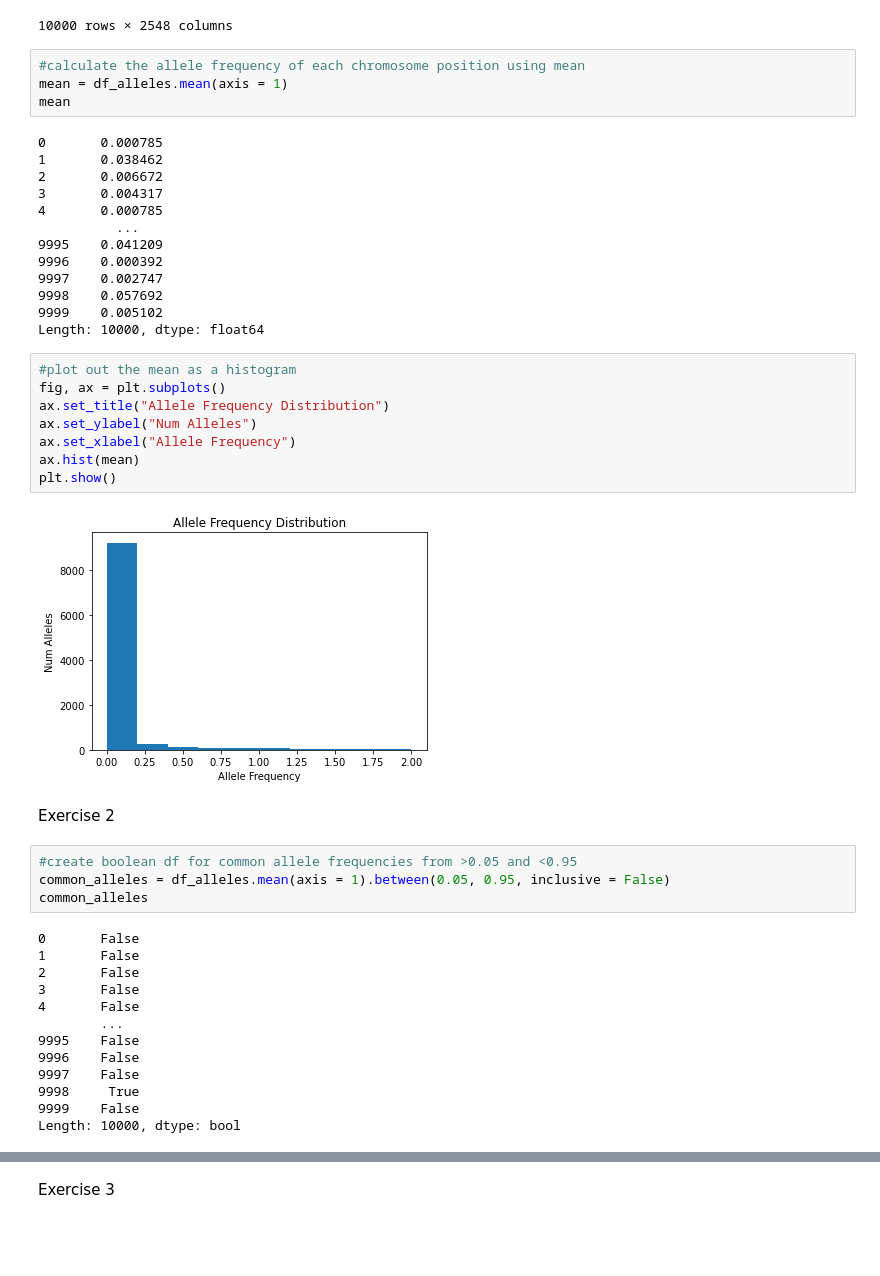
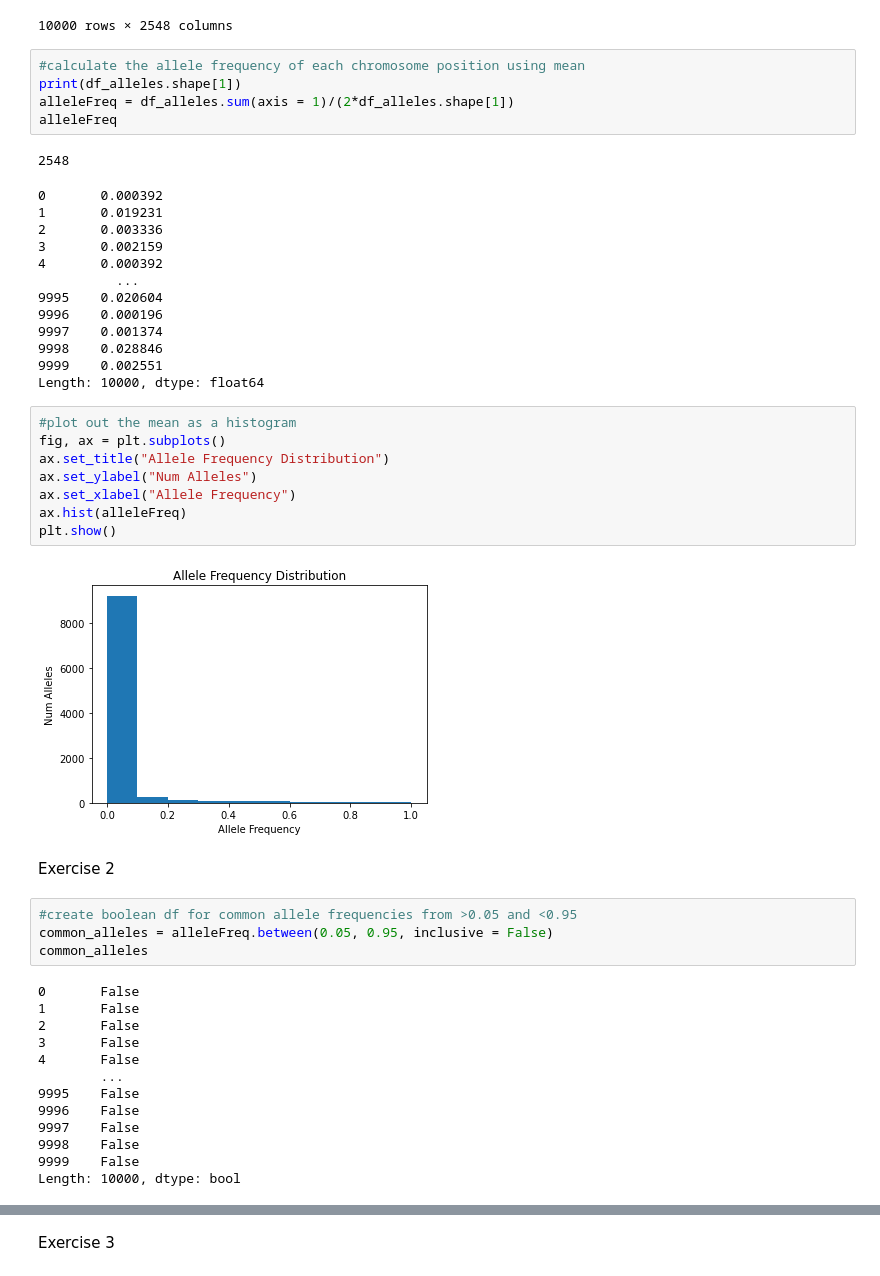
Before and after one commit to jliao94/qbb2020-answers, a Jupyter notebook: day2-homework/day2-homework-PCA.ipynb, the cells around one changed output, grey strips where cells are left out. Saved outputs shown, nothing was run; the diff lists cells and outputs as text; blank space fills up the shorter version.

Commit message:
corrected calculated alleleFreq in day2 HW

```diff
--- a/day2-homework/day2-homework-PCA.ipynb
+++ b/day2-homework/day2-homework-PCA.ipynb
@@ -49,36 +49,38 @@ df_alleles
 10000 rows × 2548 columns
 # %%
 #calculate the allele frequency of each chromosome position using mean
-mean = df_alleles.mean(axis = 1)
-mean
+print(df_alleles.shape[1])
+alleleFreq = df_alleles.sum(axis = 1)/(2*df_alleles.shape[1])
+alleleFreq
 # %% [output]
-0       0.000785
-1       0.038462
-2       0.006672
-3       0.004317
-4       0.000785
-          ...
-9995    0.041209
-9996    0.000392
-9997    0.002747
-9998    0.057692
-9999    0.005102
-Length: 10000, dtype: float64
+2548
+0       0.000392
+1       0.019231
+2       0.003336
+3       0.002159
+4       0.000392
+          ...
+9995    0.020604
+9996    0.000196
+9997    0.001374
+9998    0.028846
+9999    0.002551
+Length: 10000, dtype: float64
 # %%
 #plot out the mean as a histogram
 fig, ax = plt.subplots()
 ax.set_title("Allele Frequency Distribution")
 ax.set_ylabel("Num Alleles")
 ax.set_xlabel("Allele Frequency")
-ax.hist(mean)
+ax.hist(alleleFreq)
 plt.show()
 # %% [output]
-[figure, old version]
+[figure, new version]
 # %% [markdown]
 Exercise 2
 # %%
 #create boolean df for common allele frequencies from >0.05 and <0.95
-common_alleles = df_alleles.mean(axis = 1).between(0.05, 0.95, inclusive = False)
+common_alleles = alleleFreq.between(0.05, 0.95, inclusive = False)
 common_alleles
 # %% [output]
 0       False
@@ -90,7 +92,7 @@ common_alleles
 9995    False
 9996    False
 9997    False
-9998     True
+9998    False
 9999    False
 Length: 10000, dtype: bool
 # %%
```
Also changed, not shown: parts of 9 cells of this notebook.
